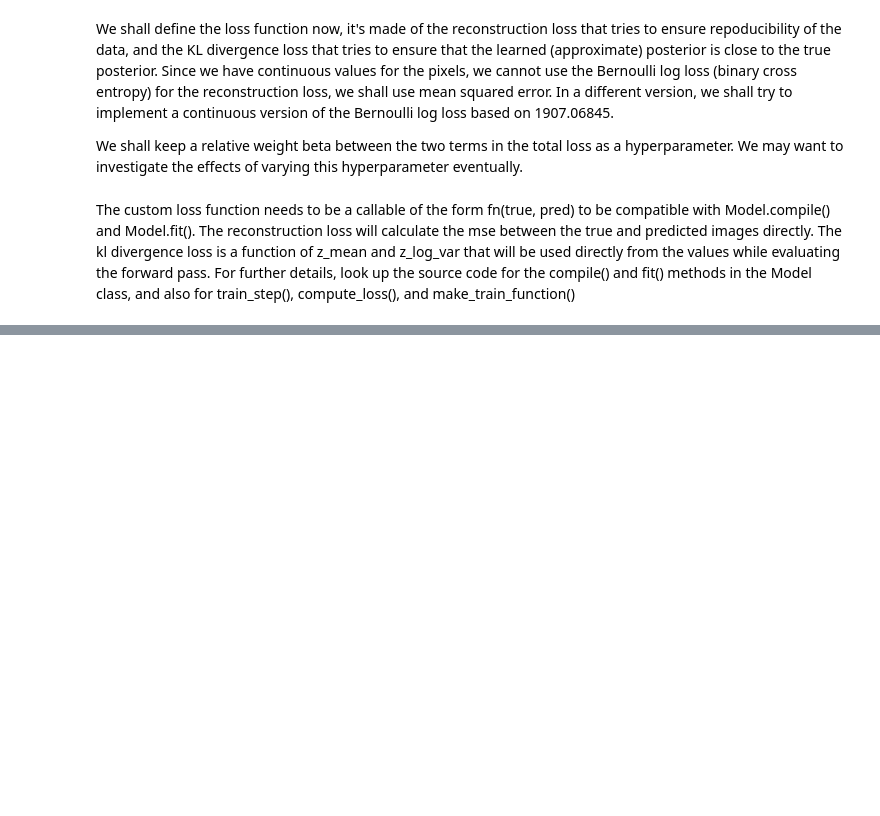
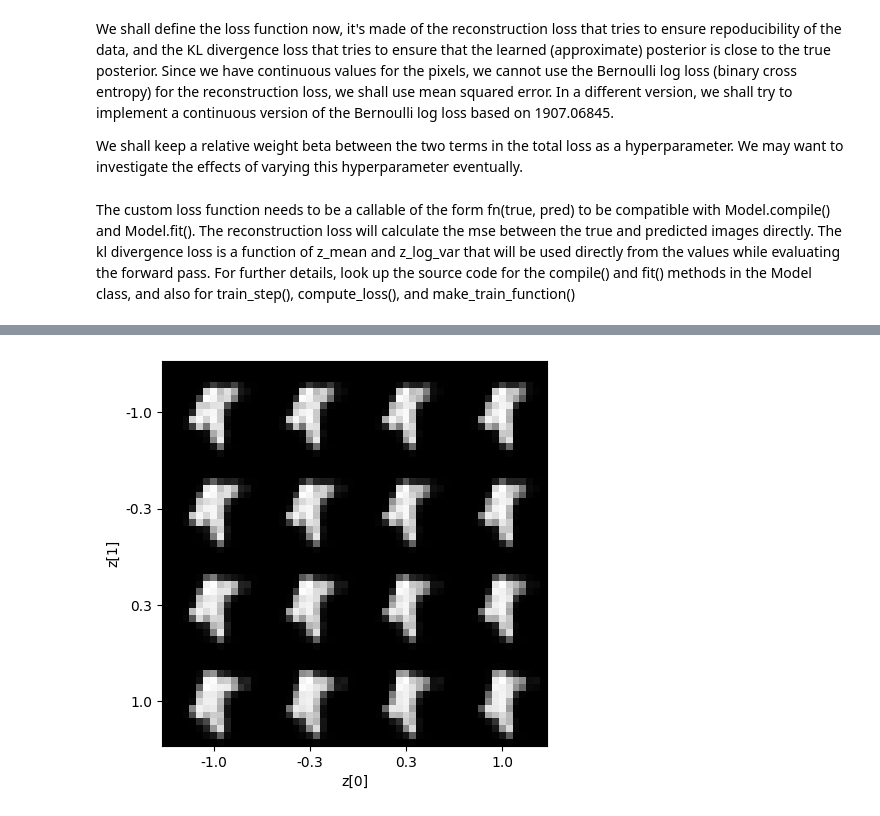
Before and after one commit to AtSourav/Beta-VAE-on-MNIST, a Jupyter notebook: temp.ipynb, the cells around one changed output, grey strips where cells are left out. Drawn from its saved outputs; the diff is of its cells as text; code cells hidden in the pictures; blank space fills up the shorter version.

```diff
--- a/temp.ipynb
+++ b/temp.ipynb
@@ -278,7 +278,9 @@ def plot_latent_space(n=20, figsize=15, scale=1.5, slice_ax=tuple(np.zeros((late
     plt.imshow(figure, cmap="Greys_r")
     plt.show()
 # %%
-plot_latent_space(n=7,scale = 1,figsize=7,slice_ax=(2,7,4,5,1))
+plot_latent_space(n=4,scale = 1,figsize=5)
+# %% [output]
+[figure, added]
 # %%
 # it seems like the kl divergence term in the loss acts as a regularizer to the reconstruction term, increasing beta seems to help with reducing overfitting. This makes sense as the kl divergence term is supposed to smoothen the latent distribution
 # how is it different from incorporating more standard regularizers into the architecture: regularise by other means, use beta to control generlisation performance
```
Also changed, not shown: parts of 16 cells of this notebook.
